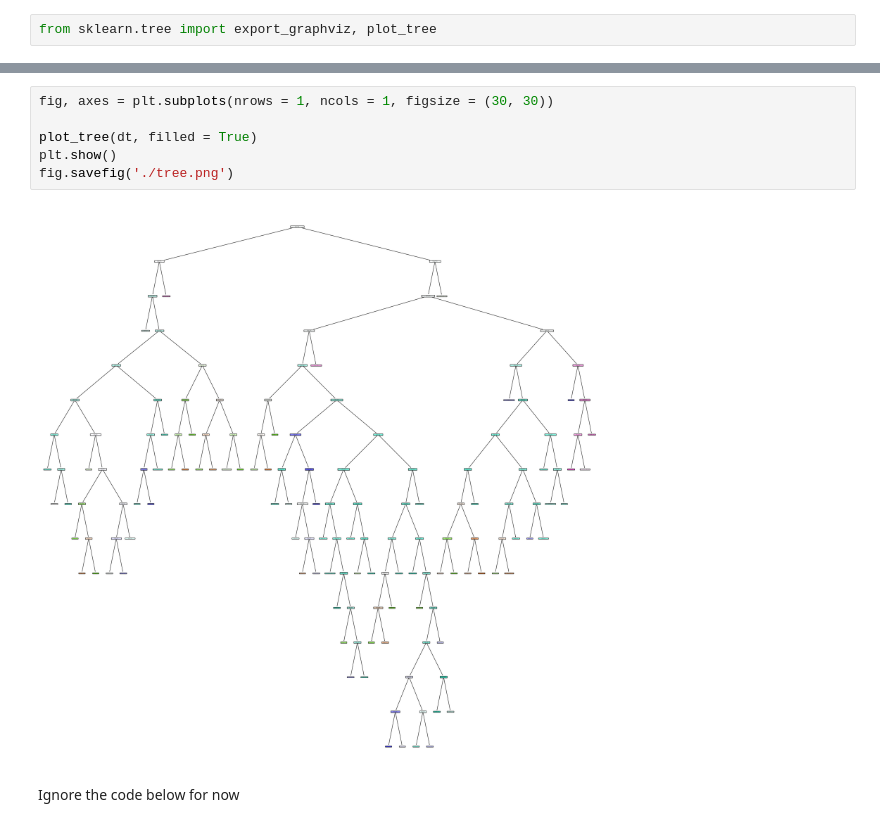
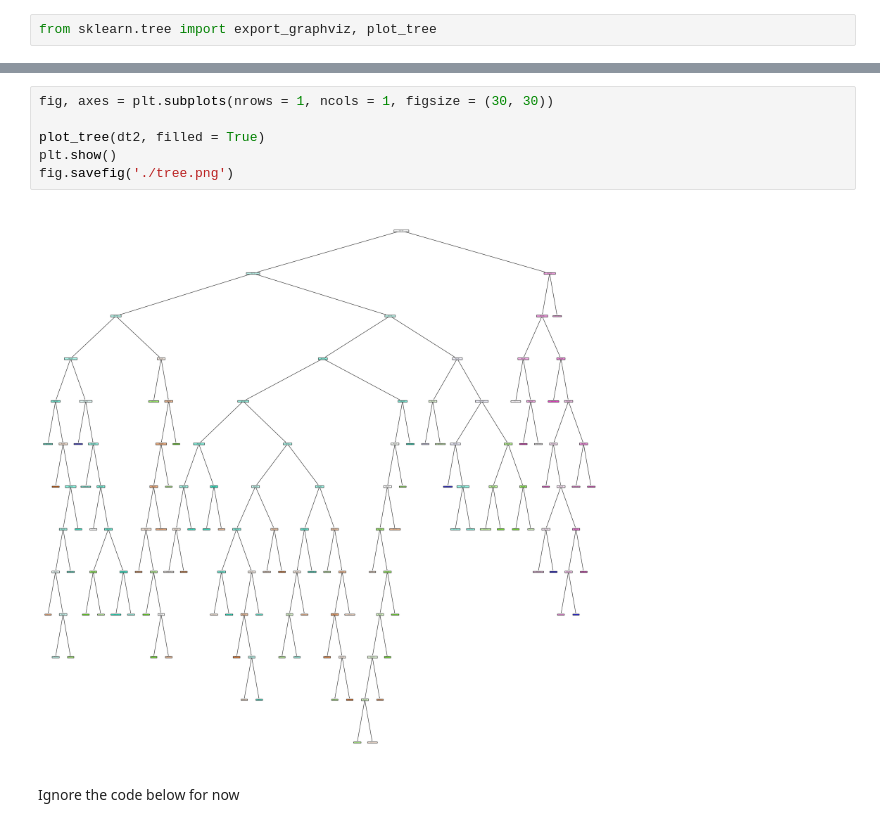
Before and after one commit to IainHenn/Customer-Churn, a Jupyter notebook: week3_model_building.ipynb, the cells around one changed output, grey strips where cells are left out. Saved outputs shown, nothing was run; the diff lists cells and outputs as text.

```diff
--- a/week3_model_building.ipynb
+++ b/week3_model_building.ipynb
@@ -715,11 +722,11 @@ plot_tree(dt)
 # %%
 fig, axes = plt.subplots(nrows = 1, ncols = 1, figsize = (30, 30))
 
-plot_tree(dt, filled = True)
+plot_tree(dt2, filled = True)
 plt.show()
 fig.savefig('./tree.png')
 # %% [output]
-[figure, old version]
+[figure, new version]
 # %% [markdown]
 Ignore the code below for now
 # %%
```
Also changed, not shown: parts of 19 cells of this notebook, 7 other files.
